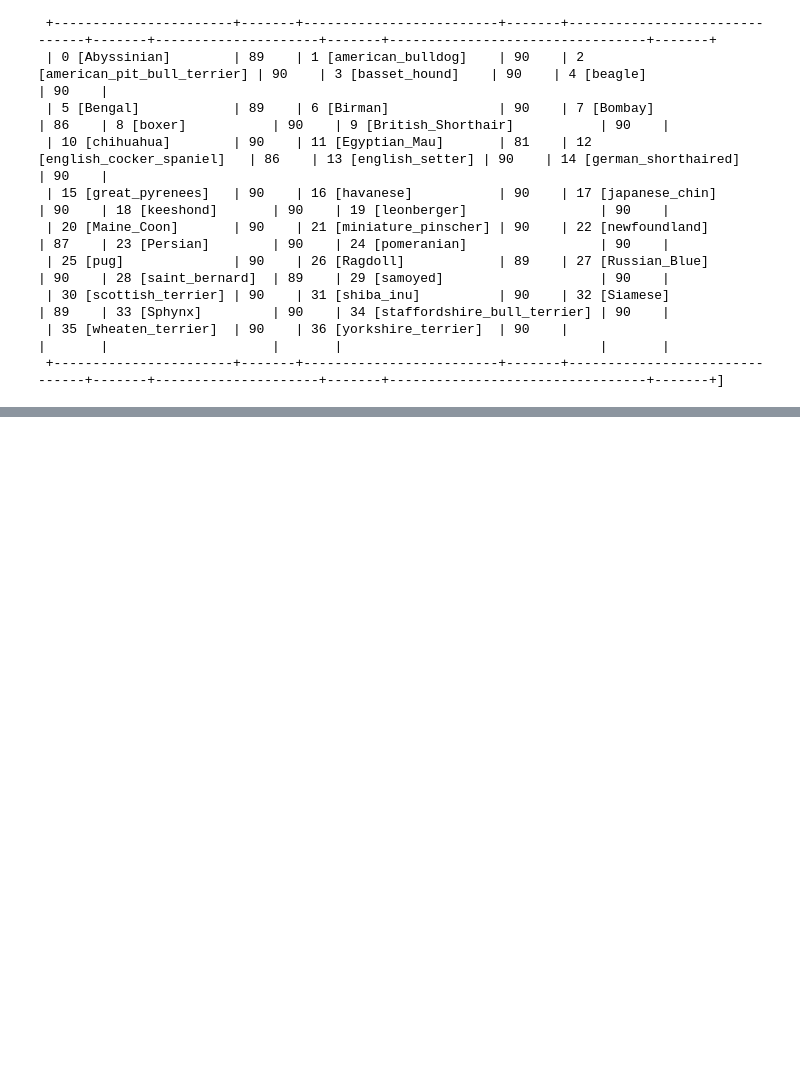
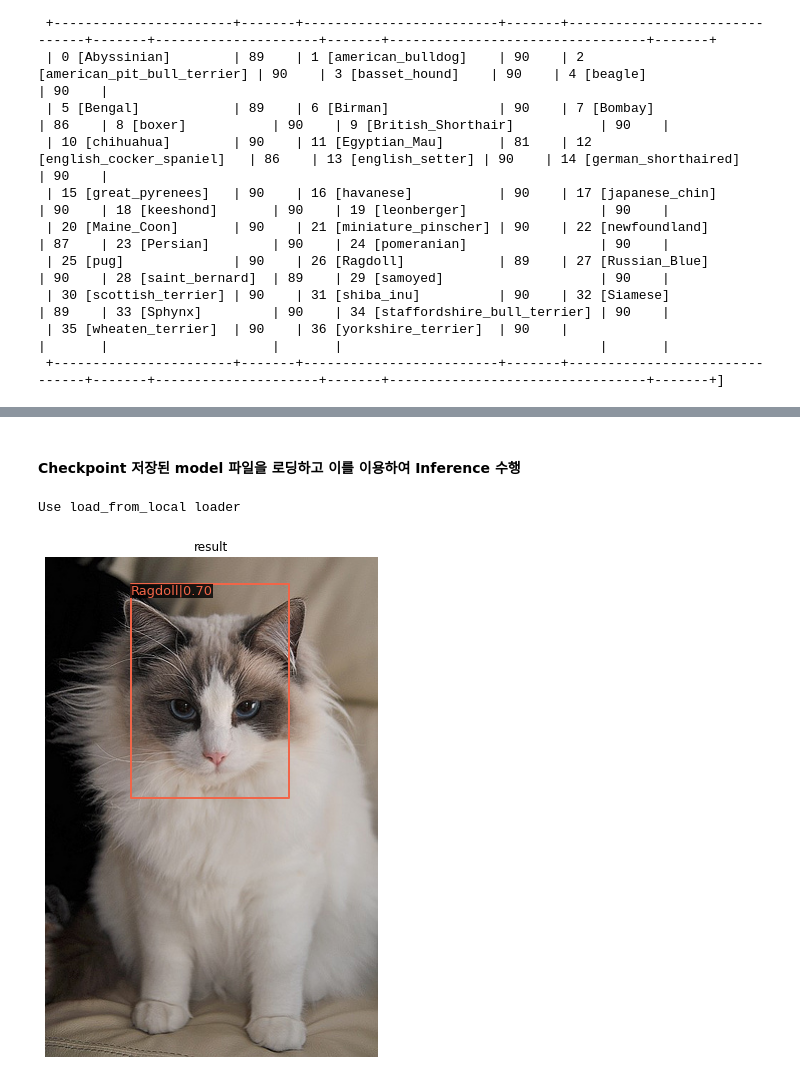
Before and after one commit to JIWON0520/TIL, a Jupyter notebook: 딥러닝/Computer_Vision/Oxford_pet_Dataset_Detection.ipynb, the cells around one changed output, grey strips where cells are left out. Cells and saved outputs as stored; diff of their text form; code cells hidden in the pictures; blank space fills up the shorter version.

```diff
--- a/딥러닝/Computer_Vision/Oxford_pet_Dataset_Detection.ipynb
+++ b/딥러닝/Computer_Vision/Oxford_pet_Dataset_Detection.ipynb
@@ -567,0 +622,14 @@ before_run:
+# %% [markdown]
+#### **Checkpoint 저장된 model 파일을 로딩하고 이를 이용하여 Inference 수행**
+# %%
+checkpoint_file='/content/drive/MyDrive/pet_work_dir/epoch_5.pth'
+
+model_ckpt=init_detector(cfg,checkpoint_file,device='cuda:0')
+
+img=cv2.imread('/content/data/images/Ragdoll_193.jpg')
+
+result=inference_detector(model_ckpt,img)
+show_result_pyplot(model_ckpt,img,result,score_thr=0.3)
+# %% [output]
+Use load_from_local loader
+[figure, added]
```
Also changed, not shown: parts of 20 cells of this notebook.
